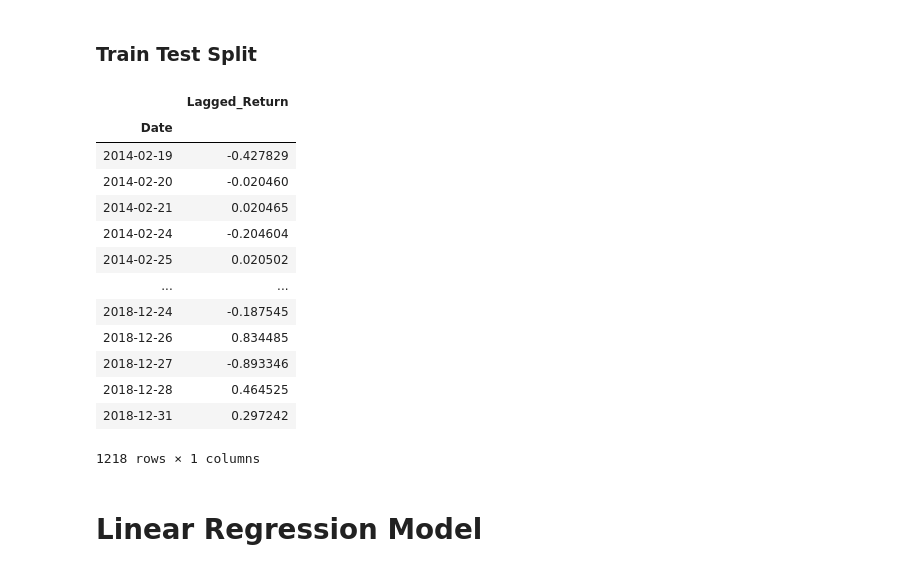
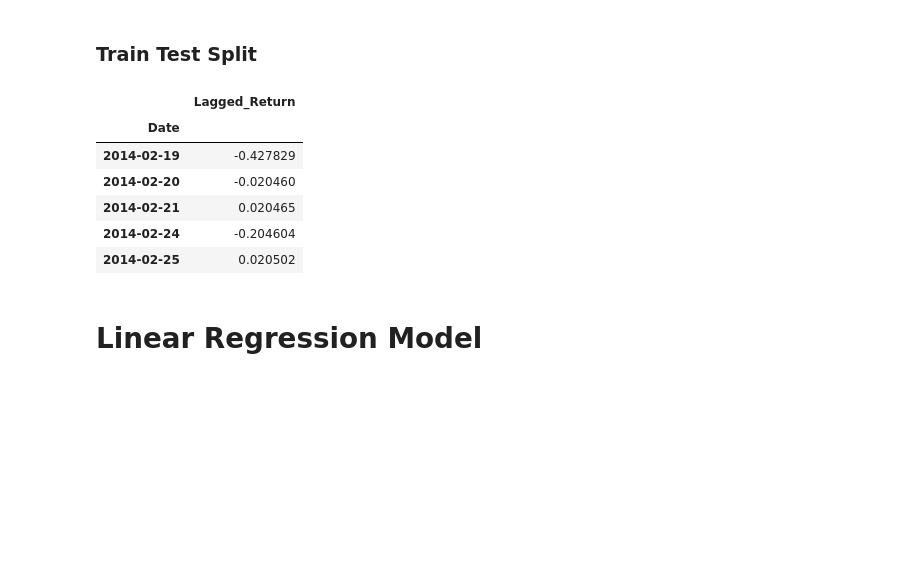
Before and after one commit to dbogatic/time-series-homework, a Jupyter notebook: regression_analysis.ipynb, the cells around one changed output. Cells and saved outputs as stored; diff of their text form; code cells hidden in the pictures; blank space fills up the shorter version.

```diff
--- a/regression_analysis.ipynb
+++ b/regression_analysis.ipynb
@@ -41,4 +41,7 @@ yen_futures.head()
 # Create a series using "Settle" price percentage returns, drop any nan"s, and check the results:
 # (Make sure to multiply the pct_change() results by 100)
 # In this case, you may have to replace inf, -inf values with np.nan"s
-# YOUR CODE HERE!
+
+yen_futures["Return"] = yen_futures["Settle"].pct_change() * 100
+
+yen_futures.dropna(inplace=True)
@@ -54,7 +49,10 @@ yen_futures.head()
 ### Lagged Returns
 # %%
 # Create a lagged return using the shift function
-# YOUR CODE HERE!
+
+yen_futures["Lagged_Return"] = yen_futures["Return"].shift(1)
+
+yen_futures.tail()
 # %% [output]
 |  | Open | High | Low | Last | Change | Settle | Volume | Previous Day Open Interest | Return | ... |
 | Date |  |  |  |  |  |  |  |  |  | ... |
@@ -67,8 +65,9 @@ yen_futures.head()
 ### Train Test Split
 # %%
 # Create a train/test split for the data using 2018-2019 for testing and the rest for training
-train = yen_futures[:'2017']
-test = yen_futures['2018':]
+
+train = yen_futures[:"2017"].dropna()
+test = yen_futures["2018":]
 # %%
 # Create four dataframes:
 # X_train (training set using just the independent variables), X_test (test set of of just the independent variables)
@@ -77,20 +80,14 @@ test = yen_futures['2018':]
-# %%
-X_train
-# %% [output]
-|  | Lagged_Return |
-| Date |  |
-| 2014-02-19 | -0.427829 |
-| 2014-02-20 | -0.020460 |
-| 2014-02-21 | 0.020465 |
-| 2014-02-24 | -0.204604 |
-| 2014-02-25 | 0.020502 |
-| ... | ... |
-| 2018-12-24 | -0.187545 |
-| 2018-12-26 | 0.834485 |
-| 2018-12-27 | -0.893346 |
-| 2018-12-28 | 0.464525 |
-| 2018-12-31 | 0.297242 |
-1218 rows × 1 columns
+# %%
+X_train.dropna(inplace=True)
+X_train.head()
+# %% [output]
+|  | Lagged_Return |
+| Date |  |
+| 2014-02-19 | -0.427829 |
+| 2014-02-20 | -0.020460 |
+| 2014-02-21 | 0.020465 |
+| 2014-02-24 | -0.204604 |
+| 2014-02-25 | 0.020502 |
 # %% [markdown]
 # Linear Regression Model
 # %%
```
Also changed, not shown: parts of 8 cells of this notebook.
